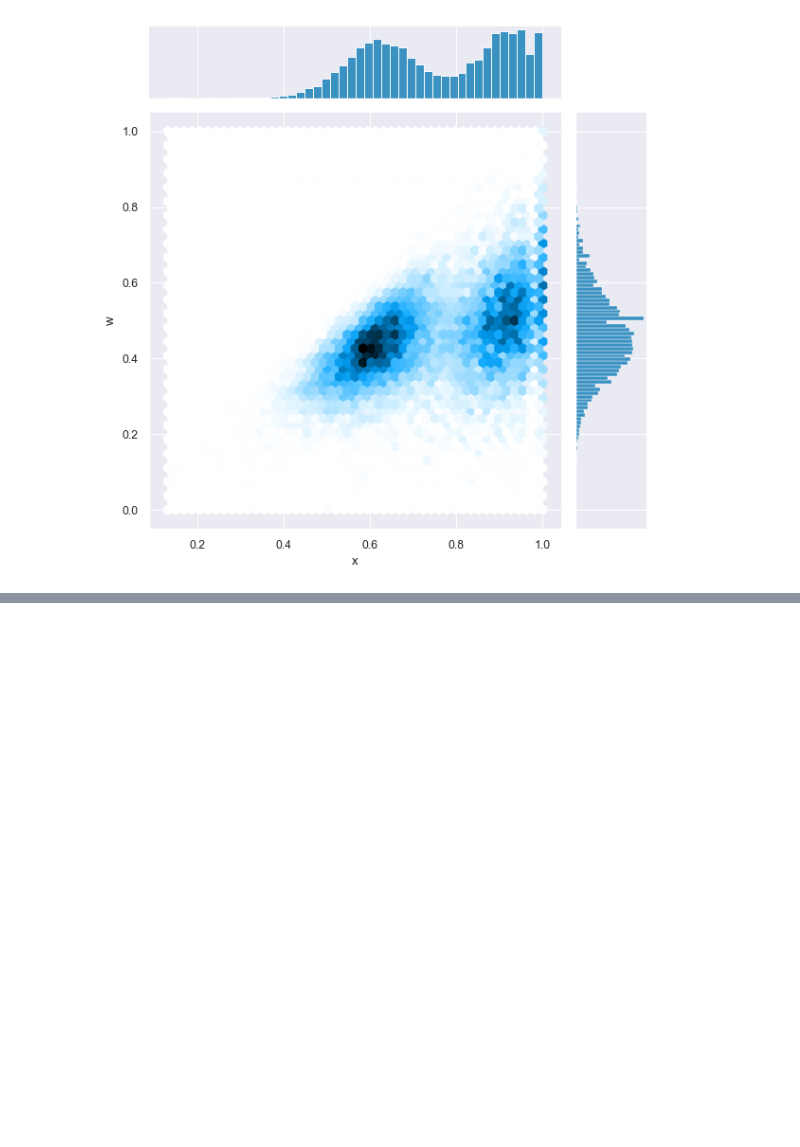
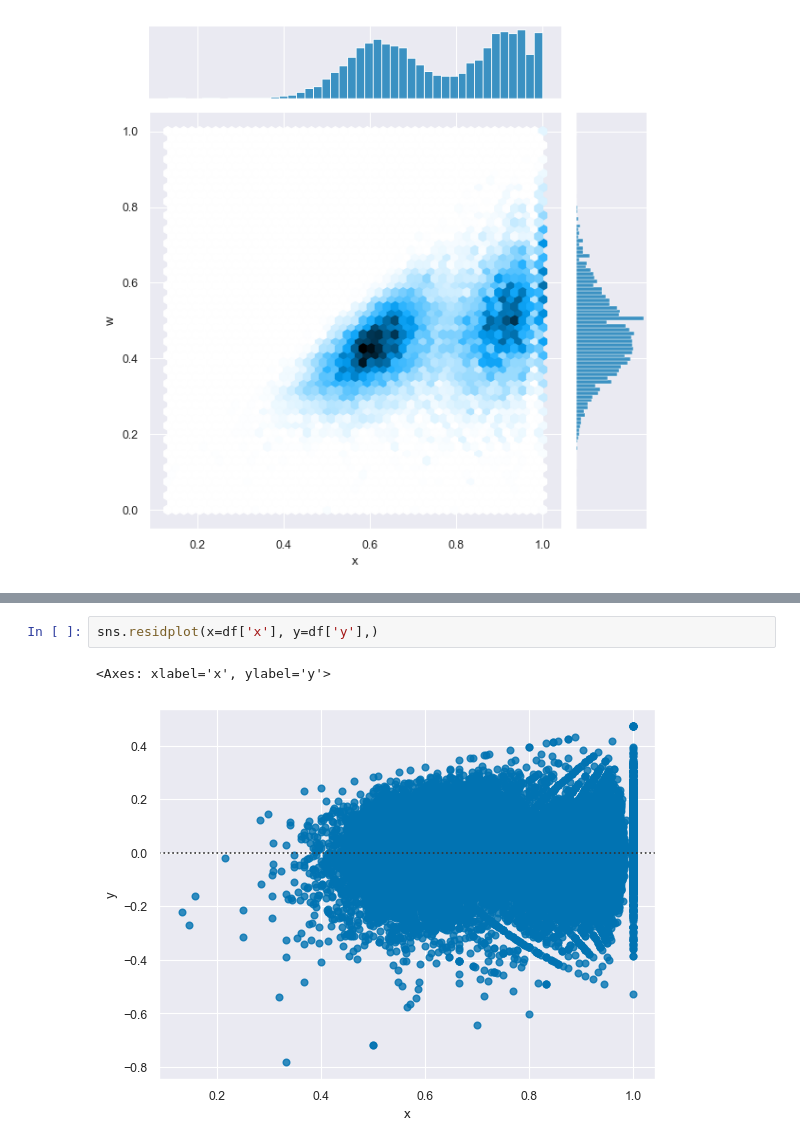
Before and after one commit to Tokarak/tennis_kc, a Jupyter notebook: analysis.ipynb, the cells around one changed output, grey strips where cells are left out. Drawn from its saved outputs; the diff is of its cells as text; blank space fills up the shorter version.

```diff
--- a/analysis.ipynb
+++ b/analysis.ipynb
@@ -76,3 +76,8 @@ sns.regplot(x=df['x'], y=df['y'])
 # %% [output]
 <Axes: xlabel='x', ylabel='y'>
 [figure]
+# %%
+sns.residplot(x=df['x'], y=df['y'],)
+# %% [output]
+<Axes: xlabel='x', ylabel='y'>
+[figure, added]
```
Also changed, not shown: parts of 3 cells of this notebook.
